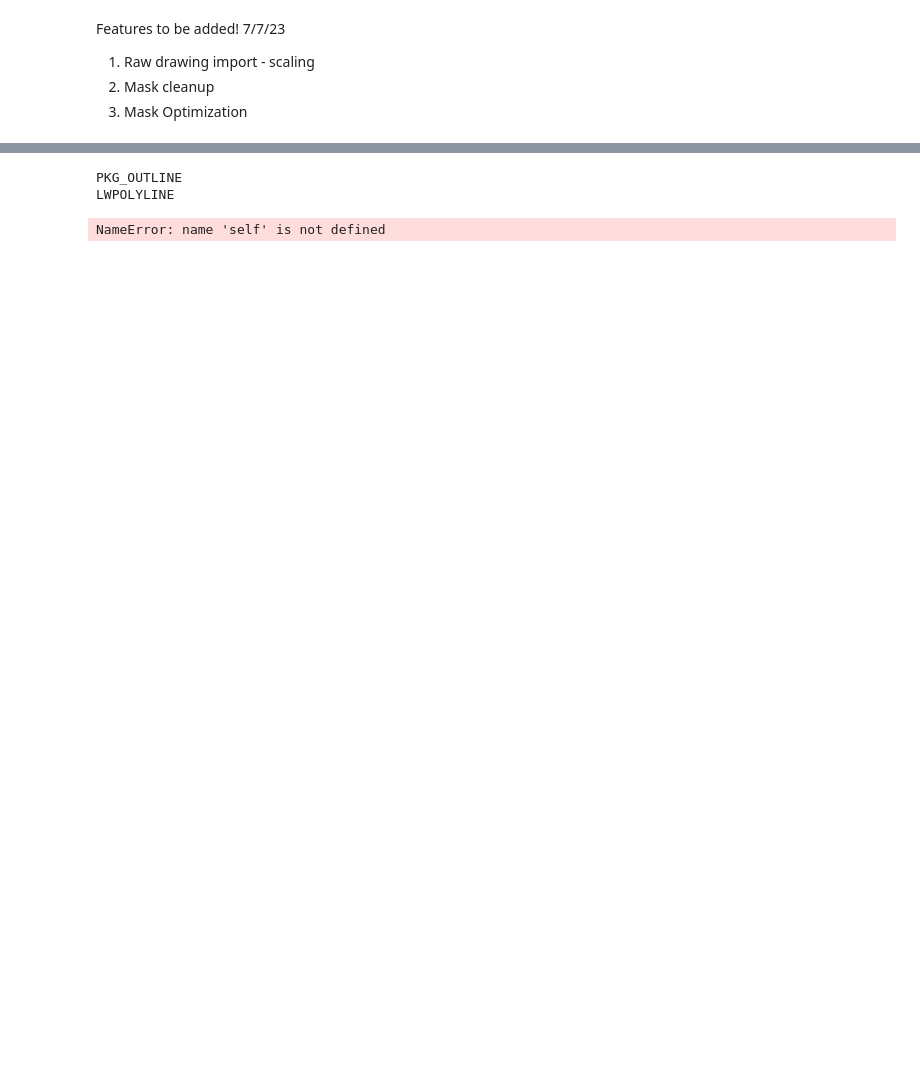
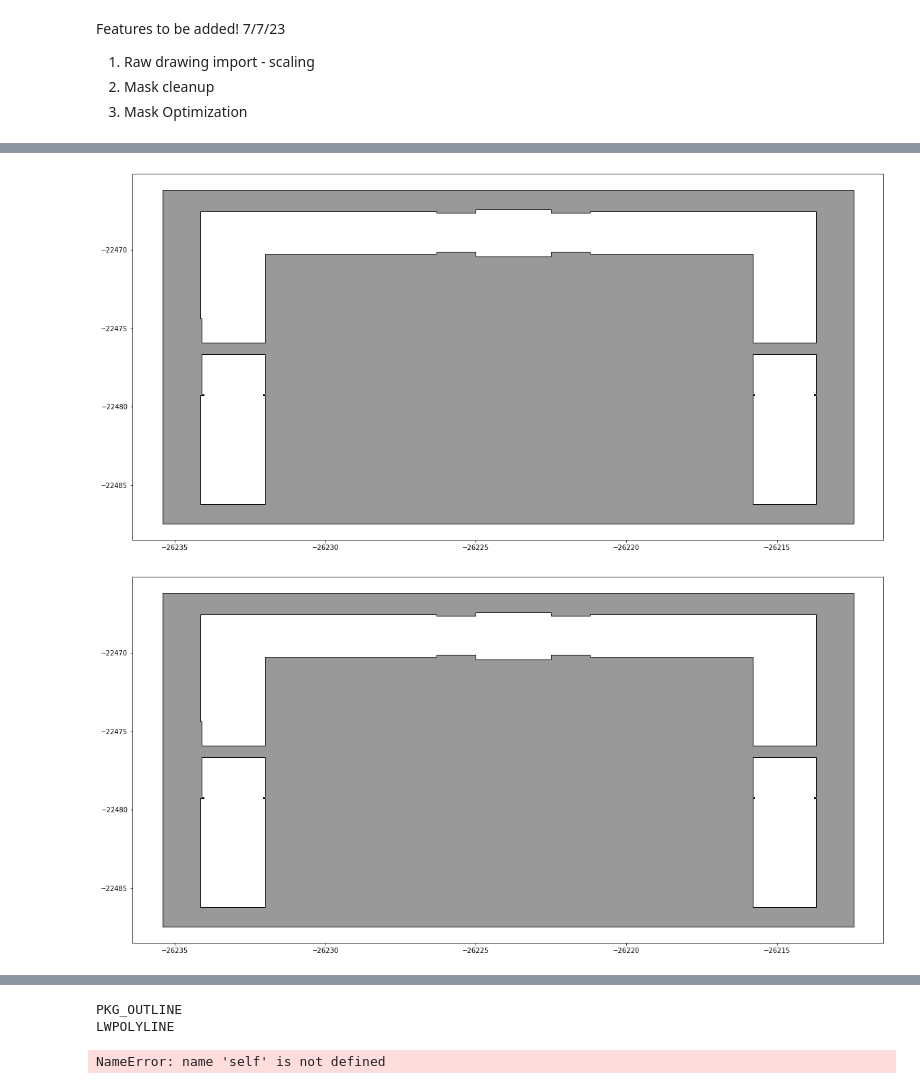
Before and after one commit to mtan516/MACD, a Jupyter notebook: TCB/Code/scratch.ipynb, the cells around one changed output, grey strips where cells are left out. Drawn from its saved outputs; the diff is of its cells as text; code cells hidden in the pictures; blank space fills up the shorter version.

```diff
--- a/TCB/Code/scratch.ipynb
+++ b/TCB/Code/scratch.ipynb
@@ -7,0 +311,7 @@ Features to be added!
+# %%
+plotresults = plotfun(rawdxf.pg_cmp,maskset.diff_mask)
+#plotresults.plot_results()
+plotresults.plot_polygon(maskset.diff_mask)
+# %% [output]
+[figure, added]
+[figure, added]
```
Also changed, not shown: parts of 27 cells of this notebook, 5 other files.
